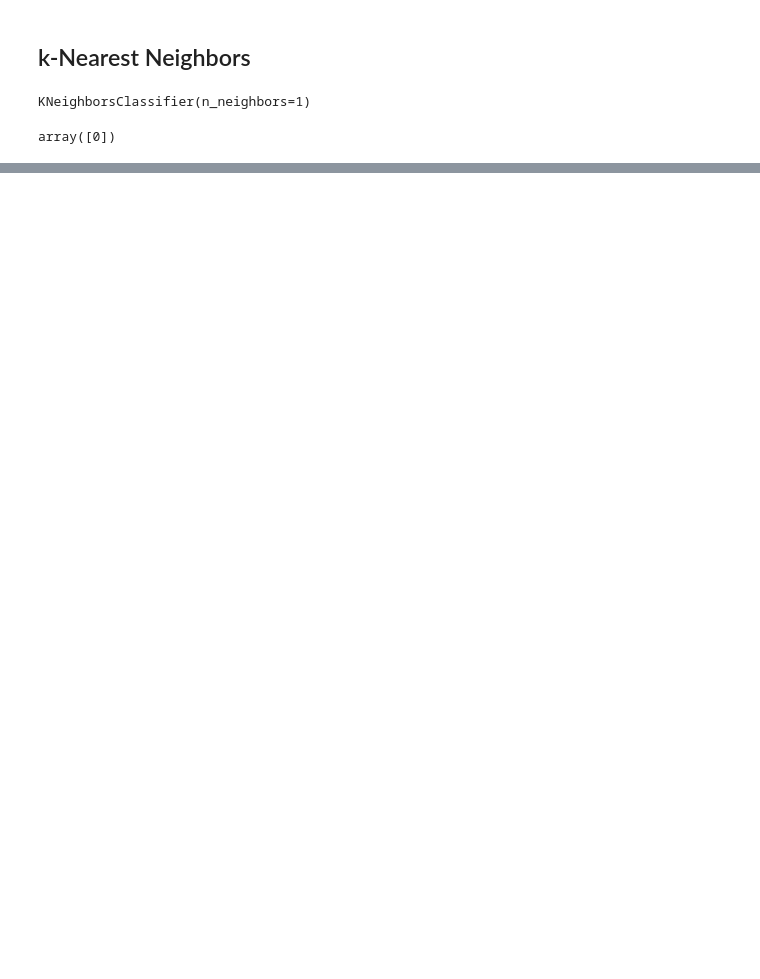
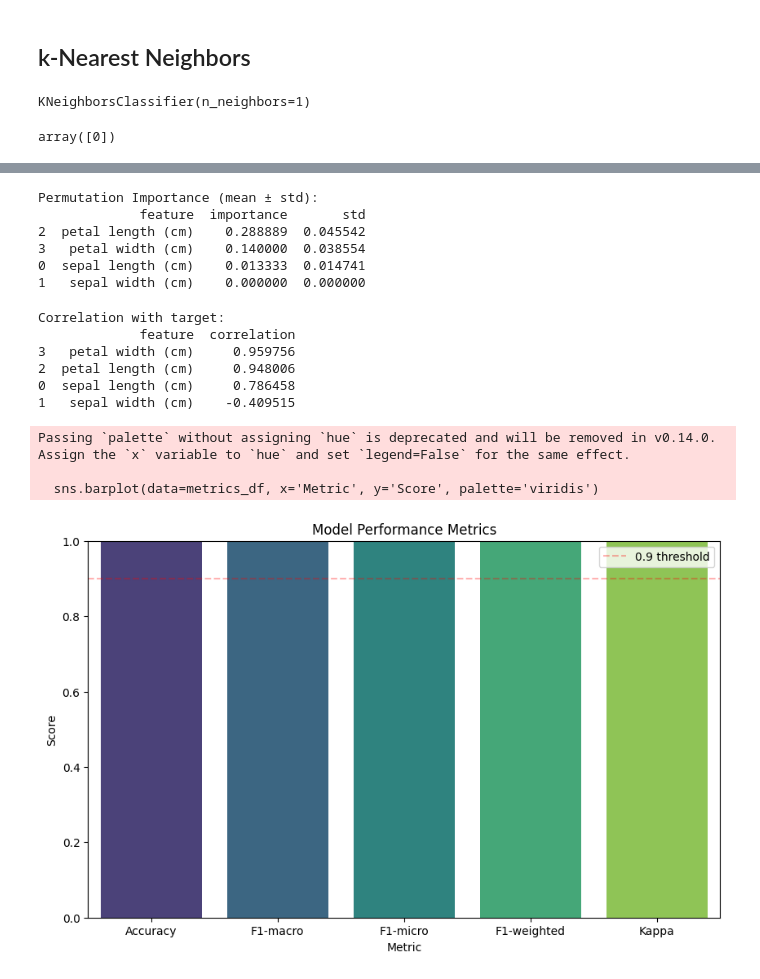
Before and after one commit to MinyaevAndrey/MYPETS, a Jupyter notebook: Iris.ipynb, the cells around one changed output, grey strips where cells are left out. Cells and saved outputs as stored; diff of their text form; code cells hidden in the pictures; blank space fills up the shorter version.

```diff
--- a/Iris.ipynb
+++ b/Iris.ipynb
@@ -103,0 +315,60 @@ knn.score(X_test, y_test)
+# %%
+#
+# мудреный статистический тест, потом разобраться
+#
+# 5.4 Permutation Importance (самый надежный метод)
+perm_importance = permutation_importance(
+    model, X_test, y_test, n_repeats=10, random_state=42, n_jobs=-1
+)
+
+perm_df = pd.DataFrame({
+    'feature': iris_dataset.feature_names,
+    'importance': perm_importance.importances_mean,
+    'std': perm_importance.importances_std
+}).sort_values('importance', ascending=False)
+
+print("\nPermutation Importance (mean ± std):")
+print(perm_df)
+# %% [output]
+Permutation Importance (mean ± std):
+             feature  importance       std
+2  petal length (cm)    0.288889  0.045542
+3   petal width (cm)    0.140000  0.038554
+0  sepal length (cm)    0.013333  0.014741
+1   sepal width (cm)    0.000000  0.000000
+# %%
+# 5.5 Дополнительно: корреляция признаков с целевой переменной
+correlations = pd.DataFrame({
+    'feature': iris_dataset.feature_names,
+    'correlation': [np.corrcoef(X_train[:, i], y_train)[0, 1] for i in range(X_train.shape[1])]
+}).sort_values('correlation', ascending=False)
+
+print("\nCorrelation with target:")
+print(correlations)
+# %% [output]
+Correlation with target:
+             feature  correlation
+3   petal width (cm)     0.959756
+2  petal length (cm)     0.948006
+0  sepal length (cm)     0.786458
+1   sepal width (cm)    -0.409515
+# %%
+# Сравнение метрик в одном графике
+metrics_df = pd.DataFrame({
+    'Metric': ['Accuracy', 'F1-macro', 'F1-micro', 'F1-weighted', 'Kappa'],
+    'Score': [accuracy, f1_macro, f1_micro, f1_weighted, kappa]
+})
+
+plt.figure(figsize=(10, 6))
+sns.barplot(data=metrics_df, x='Metric', y='Score', palette='viridis')
+plt.ylim(0, 1)
+plt.title('Model Performance Metrics')
+plt.ylabel('Score')
+plt.axhline(y=0.9, color='r', linestyle='--', alpha=0.3, label='0.9 threshold')
+plt.legend()
+plt.show()
+# %% [output]
+Passing `palette` without assigning `hue` is deprecated and will be removed in v0.14.0. Assign the `x` variable to `hue` and set `legend=False` for the same effect.
+
+  sns.barplot(data=metrics_df, x='Metric', y='Score', palette='viridis')
+[figure, added]
```
Also changed, not shown: parts of 24 cells of this notebook.
